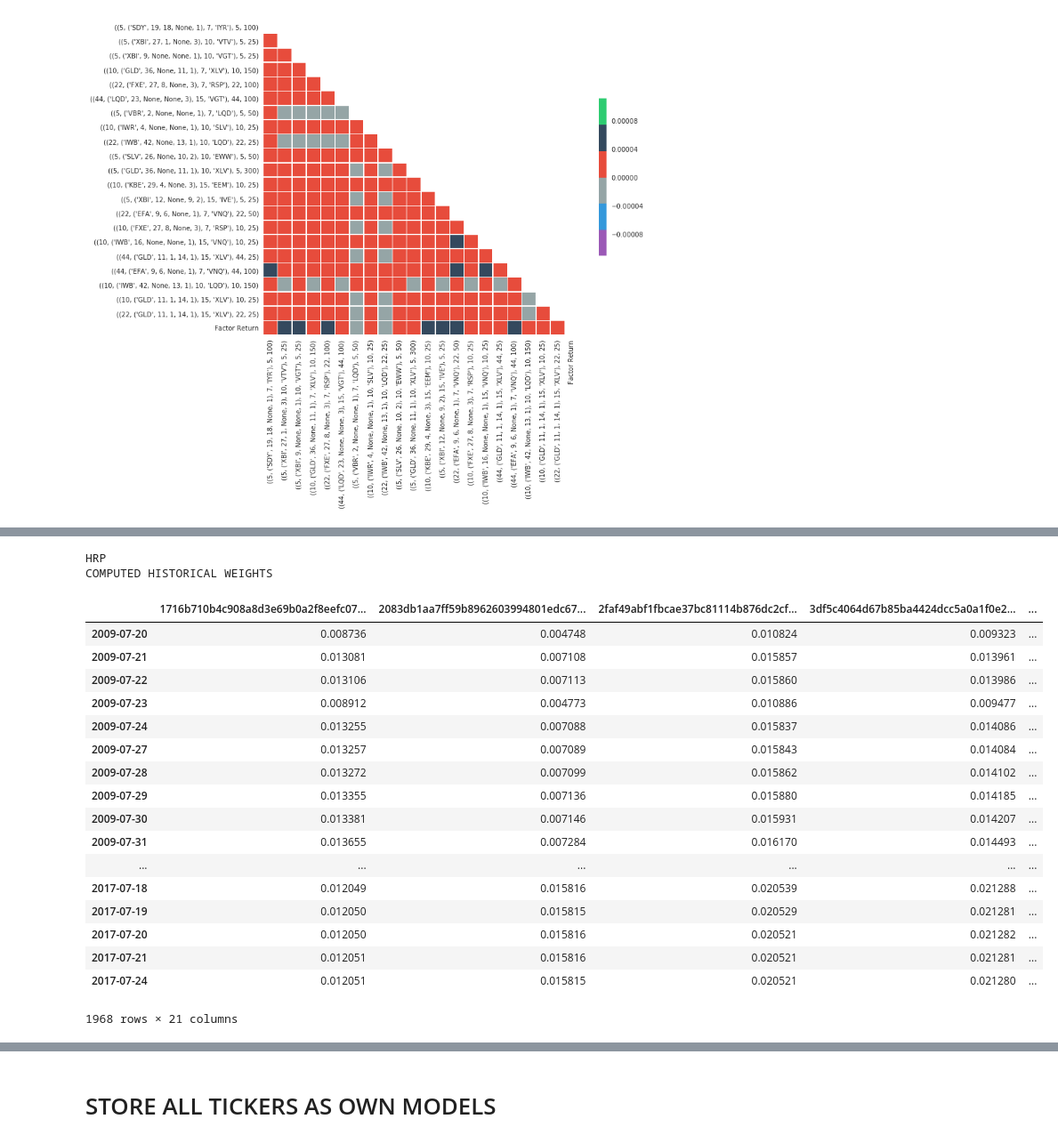
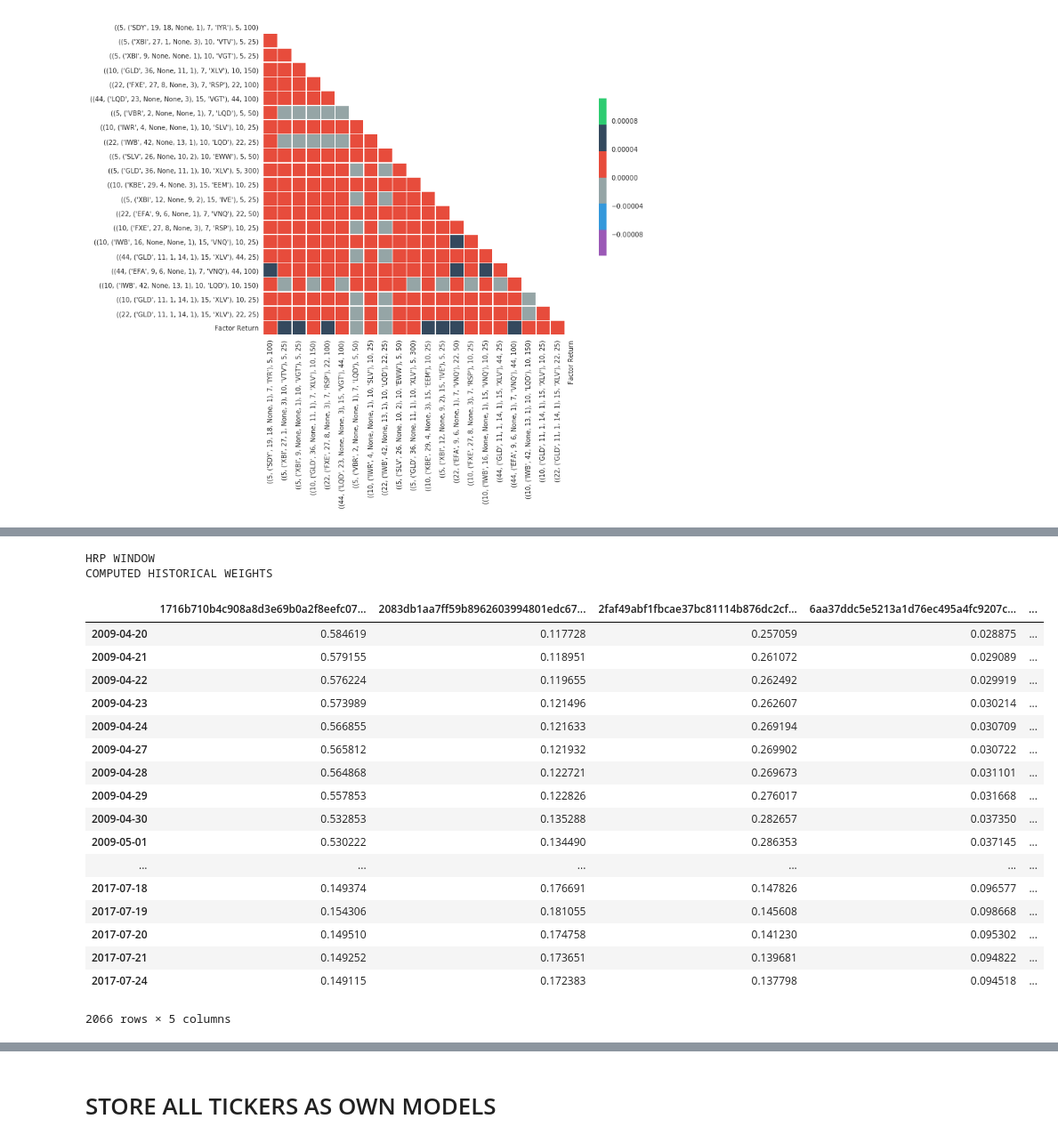
Before and after one commit to SignalBuilders/walkforwardTrader, a Jupyter notebook: Introduce and Initialize Portfolio From Cache.ipynb, the cells around one changed output, grey strips where cells are left out. Shown at 89% size. Drawn from its saved outputs; the diff is of its cells as text; code cells hidden in the pictures.

```diff
--- a/Introduce and Initialize Portfolio From Cache.ipynb
+++ b/Introduce and Initialize Portfolio From Cache.ipynb
@@ -55,7 +55,7 @@ def getAllUniqueModels():
     print("MODELS KEPT:", len(uniqueModelsToKeep))
     return uniqueModelsToKeep
 # %%
-uniqueModels = getAllUniqueModels()
+uniqueModels = getAllUniqueModels()[:5]
 # %% [output]
 ***ORIGINAL MODELS***
 ((5, ('SDY', 19, 18, None, 1), 15, 'IYR'), 5, 100)
@@ -276,6 +265,6 @@ NEED TO STORE 2096
 # %%
 portfolioHash = portfolioGeneration.storePortfolio(uniqueModels,\
-            description="TESTING SCALED ALL", benchmark=factorToTrade, portfolioType="HRP")
+            description="TESTING SCALED ALL RECENT", benchmark=factorToTrade, portfolioType="HRP WINDOW")
 portfolioInfo = portfolio.getPortfolioByKey(portfolioHash)
 display(portfolioInfo)
 # %% [output]
@@ -406,48 +360,58 @@ display(cleanedAggregatePredictions)
 # %%
-if portfolioInfo["portfolioType"] == "HRP":
-    print("HRP")
+if portfolioInfo["portfolioType"] == "HRP FULL":
+    print("HRP FULL")
     ##HRP ALLOCATION
     hrpReturns, historicalWeights = portfolioGeneration.\
             produceHRPPredictions(cleanedAggregateReturns[[portfolio.getModelHash(model) for model in allModels]],\
             126, startIndex=None, maxWindowSize=False)
+    print("COMPUTED HISTORICAL WEIGHTS")
+    display(historicalWeights)
+    portfolioGeneration.storeHistoricalAllocations(portfolioHash, \
+                    allModels, historicalWeights, cleanedAggregatePredictions)
+elif portfolioInfo["portfolioType"] == "HRP WINDOW":
+    print("HRP WINDOW")
+    ##HRP ALLOCATION
+    hrpReturns, historicalWeights = portfolioGeneration.\
+            produceHRPPredictions(cleanedAggregateReturns[[portfolio.getModelHash(model) for model in allModels]],\
+            126, startIndex=None, maxWindowSize=True)
     print("COMPUTED HISTORICAL WEIGHTS")
     display(historicalWeights)
     portfolioGeneration.storeHistoricalAllocations(portfolioHash, \
                     allModels, historicalWeights, cleanedAggregatePredictions)
 elif portfolioInfo["portfolioType"] == "EW":
     print("EW")
     ##EW ALLOCATION
     ewReturns = portfolioGeneration.produceEWPredictions(cleanedAggregateReturns[[portfolio.getModelHash(model) for model in allModels]],\
                                      None)
     display(ewReturns)
     historicalWeights = pd.DataFrame(cleanedAggregateReturns.apply(lambda x: [1.0/len(x) for item in x], axis=1), columns=cleanedAggregateReturns.columns.values)
     portfolioGeneration.storeHistoricalAllocations(portfolioHash, \
                     allModels, historicalWeights, cleanedAggregatePredictions)
 elif portfolioInfo["portfolioType"] == "EW By Ticker":
     print("EW By Ticker")
     weightArray = portfolioGeneration.getWeightingForAlgos(allModels, cleanedAggregateReturns.columns)
     historicalWeights = pd.DataFrame(cleanedAggregateReturns.apply(lambda x: weightArray, axis=1), columns=cleanedAggregateReturns.columns.values)
     portfolioGeneration.storeHistoricalAllocations(portfolioHash, \
                     allModels, historicalWeights, cleanedAggregatePredictions)
 # %% [output]
-HRP
+HRP WINDOW
 COMPUTED HISTORICAL WEIGHTS
-|  | 1716b710b4c908a8d3e69b0a2f8eefc07... | 2083db1aa7ff59b8962603994801edc67... | 2faf49abf1fbcae37bc81114b876dc2cf... | 3df5c4064d67b85ba4424dcc5a0a1f0e2... | ... |
-| 2009-07-20 | 0.008736 | 0.004748 | 0.010824 | 0.009323 | ... |
-| 2009-07-21 | 0.013081 | 0.007108 | 0.015857 | 0.013961 | ... |
-| 2009-07-22 | 0.013106 | 0.007113 | 0.015860 | 0.013986 | ... |
-| 2009-07-23 | 0.008912 | 0.004773 | 0.010886 | 0.009477 | ... |
-| 2009-07-24 | 0.013255 | 0.007088 | 0.015837 | 0.014086 | ... |
-| 2009-07-27 | 0.013257 | 0.007089 | 0.015843 | 0.014084 | ... |
-| 2009-07-28 | 0.013272 | 0.007099 | 0.015862 | 0.014102 | ... |
-| 2009-07-29 | 0.013355 | 0.007136 | 0.015880 | 0.014185 | ... |
-| 2009-07-30 | 0.013381 | 0.007146 | 0.015931 | 0.014207 | ... |
-| 2009-07-31 | 0.013655 | 0.007284 | 0.016170 | 0.014493 | ... |
+|  | 1716b710b4c908a8d3e69b0a2f8eefc07... | 2083db1aa7ff59b8962603994801edc67... | 2faf49abf1fbcae37bc81114b876dc2cf... | 6aa37ddc5e5213a1d76ec495a4fc9207c... | ... |
+| 2009-04-20 | 0.584619 | 0.117728 | 0.257059 | 0.028875 | ... |
+| 2009-04-21 | 0.579155 | 0.118951 | 0.261072 | 0.029089 | ... |
+| 2009-04-22 | 0.576224 | 0.119655 | 0.262492 | 0.029919 | ... |
+| 2009-04-23 | 0.573989 | 0.121496 | 0.262607 | 0.030214 | ... |
+| 2009-04-24 | 0.566855 | 0.121633 | 0.269194 | 0.030709 | ... |
+| 2009-04-27 | 0.565812 | 0.121932 | 0.269902 | 0.030722 | ... |
+| 2009-04-28 | 0.564868 | 0.122721 | 0.269673 | 0.031101 | ... |
+| 2009-04-29 | 0.557853 | 0.122826 | 0.276017 | 0.031668 | ... |
+| 2009-04-30 | 0.532853 | 0.135288 | 0.282657 | 0.037350 | ... |
+| 2009-05-01 | 0.530222 | 0.134490 | 0.286353 | 0.037145 | ... |
 | ... | ... | ... | ... | ... | ... |
-| 2017-07-18 | 0.012049 | 0.015816 | 0.020539 | 0.021288 | ... |
-| 2017-07-19 | 0.012050 | 0.015815 | 0.020529 | 0.021281 | ... |
-| 2017-07-20 | 0.012050 | 0.015816 | 0.020521 | 0.021282 | ... |
-| 2017-07-21 | 0.012051 | 0.015816 | 0.020521 | 0.021281 | ... |
-| 2017-07-24 | 0.012051 | 0.015815 | 0.020521 | 0.021280 | ... |
+| 2017-07-18 | 0.149374 | 0.176691 | 0.147826 | 0.096577 | ... |
+| 2017-07-19 | 0.154306 | 0.181055 | 0.145608 | 0.098668 | ... |
+| 2017-07-20 | 0.149510 | 0.174758 | 0.141230 | 0.095302 | ... |
+| 2017-07-21 | 0.149252 | 0.173651 | 0.139681 | 0.094822 | ... |
+| 2017-07-24 | 0.149115 | 0.172383 | 0.137798 | 0.094518 | ... |
-1968 rows × 21 columns
+2066 rows × 5 columns
 # %%
```
Also changed, not shown: parts of 9 cells of this notebook, 2 other files.
